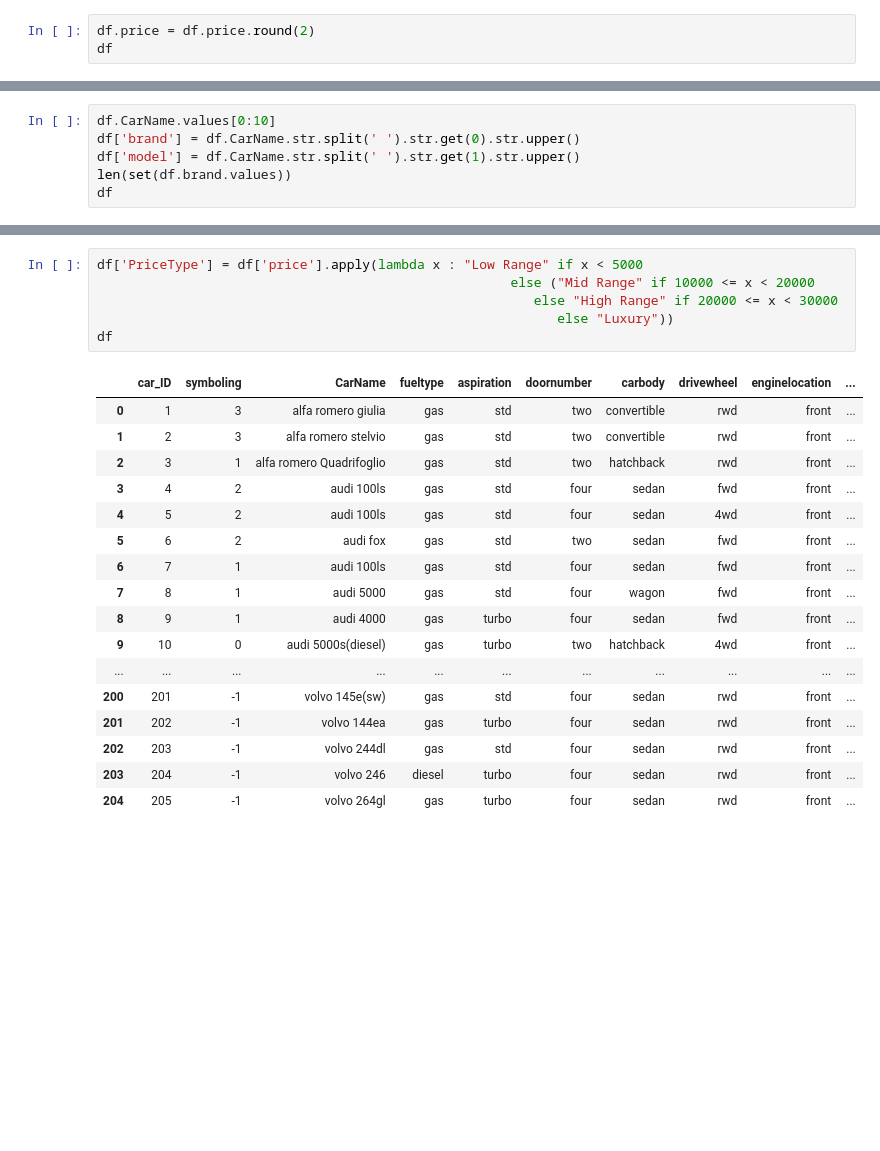
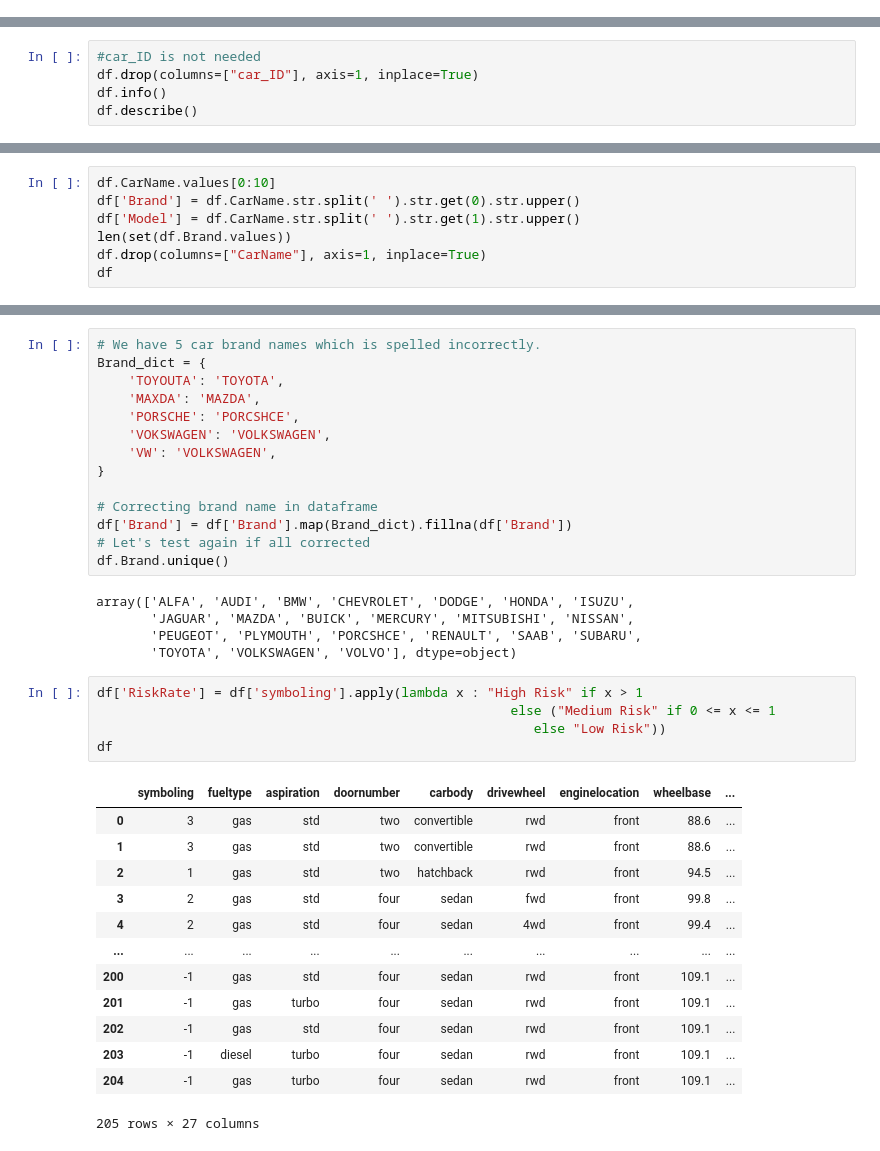
Before and after one commit to ArshadAhmadzada/Project, a Jupyter notebook: UpdateProject.ipynb, the cells around one changed output, grey strips where cells are left out. Cells and saved outputs as stored; diff of their text form; blank space fills up the shorter version.

```diff
--- a/UpdateProject.ipynb
+++ b/UpdateProject.ipynb
@@ -136,3 +24,0 @@ df.drop(columns=["car_ID"])
-# %%
-df.price = df.price.round(2)
-df
@@ -156,0 +25,5 @@ df
+# %%
+#car_ID is not needed
+df.drop(columns=["car_ID"], axis=1, inplace=True)
+df.info()
+df.describe()
@@ -157,7 +67,8 @@ df
 # %%
 df.CarName.values[0:10]
-df['brand'] = df.CarName.str.split(' ').str.get(0).str.upper()
-df['model'] = df.CarName.str.split(' ').str.get(1).str.upper()
-len(set(df.brand.values))
+df['Brand'] = df.CarName.str.split(' ').str.get(0).str.upper()
+df['Model'] = df.CarName.str.split(' ').str.get(1).str.upper()
+len(set(df.Brand.values))
+df.drop(columns=["CarName"], axis=1, inplace=True)
 df
 # %% [output]
@@ -184,24 +96,38 @@ def isNaN(num):
+# %%
+# We have 5 car brand names which is spelled incorrectly.
+Brand_dict = {
+    'TOYOUTA': 'TOYOTA',
+    'MAXDA': 'MAZDA',
+    'PORSCHE': 'PORCSHCE',
+    'VOKSWAGEN': 'VOLKSWAGEN',
+    'VW': 'VOLKSWAGEN',
+}
+
+# Correcting brand name in dataframe
+df['Brand'] = df['Brand'].map(Brand_dict).fillna(df['Brand'])
+# Let's test again if all corrected
+df.Brand.unique()
+# %% [output]
+array(['ALFA', 'AUDI', 'BMW', 'CHEVROLET', 'DODGE', 'HONDA', 'ISUZU',
+       'JAGUAR', 'MAZDA', 'BUICK', 'MERCURY', 'MITSUBISHI', 'NISSAN',
+       'PEUGEOT', 'PLYMOUTH', 'PORCSHCE', 'RENAULT', 'SAAB', 'SUBARU',
+       'TOYOTA', 'VOLKSWAGEN', 'VOLVO'], dtype=object)
 # %%
-df['PriceType'] = df['price'].apply(lambda x : "Low Range" if x < 5000
-                                                     else ("Mid Range" if 10000 <= x < 20000
-                                                        else "High Range" if 20000 <= x < 30000
-                                                           else "Luxury"))
+df['RiskRate'] = df['symboling'].apply(lambda x : "High Risk" if x > 1
+                                                     else ("Medium Risk" if 0 <= x <= 1
+                                                        else "Low Risk"))
 df
 # %% [output]
-|  | car_ID | symboling | CarName | fueltype | aspiration | doornumber | carbody | drivewheel | enginelocation | ... |
-| 0 | 1 | 3 | alfa romero giulia | gas | std | two | convertible | rwd | front | ... |
-| 1 | 2 | 3 | alfa romero stelvio | gas | std | two | convertible | rwd | front | ... |
-| 2 | 3 | 1 | alfa romero Quadrifoglio | gas | std | two | hatchback | rwd | front | ... |
-| 3 | 4 | 2 | audi 100ls | gas | std | four | sedan | fwd | front | ... |
-| 4 | 5 | 2 | audi 100ls | gas | std | four | sedan | 4wd | front | ... |
-| 5 | 6 | 2 | audi fox | gas | std | two | sedan | fwd | front | ... |
-| 6 | 7 | 1 | audi 100ls | gas | std | four | sedan | fwd | front | ... |
-| 7 | 8 | 1 | audi 5000 | gas | std | four | wagon | fwd | front | ... |
-| 8 | 9 | 1 | audi 4000 | gas | turbo | four | sedan | fwd | front | ... |
-| 9 | 10 | 0 | audi 5000s(diesel) | gas | turbo | two | hatchback | 4wd | front | ... |
-| ... | ... | ... | ... | ... | ... | ... | ... | ... | ... | ... |
-| 200 | 201 | -1 | volvo 145e(sw) | gas | std | four | sedan | rwd | front | ... |
-| 201 | 202 | -1 | volvo 144ea | gas | turbo | four | sedan | rwd | front | ... |
-| 202 | 203 | -1 | volvo 244dl | gas | std | four | sedan | rwd | front | ... |
-| 203 | 204 | -1 | volvo 246 | diesel | turbo | four | sedan | rwd | front | ... |
-| 204 | 205 | -1 | volvo 264gl | gas | turbo | four | sedan | rwd | front | ... |
+|  | symboling | fueltype | aspiration | doornumber | carbody | drivewheel | enginelocation | wheelbase | ... |
+| 0 | 3 | gas | std | two | convertible | rwd | front | 88.6 | ... |
+| 1 | 3 | gas | std | two | convertible | rwd | front | 88.6 | ... |
+| 2 | 1 | gas | std | two | hatchback | rwd | front | 94.5 | ... |
+| 3 | 2 | gas | std | four | sedan | fwd | front | 99.8 | ... |
+| 4 | 2 | gas | std | four | sedan | 4wd | front | 99.4 | ... |
+| ... | ... | ... | ... | ... | ... | ... | ... | ... | ... |
+| 200 | -1 | gas | std | four | sedan | rwd | front | 109.1 | ... |
+| 201 | -1 | gas | turbo | four | sedan | rwd | front | 109.1 | ... |
+| 202 | -1 | gas | std | four | sedan | rwd | front | 109.1 | ... |
+| 203 | -1 | diesel | turbo | four | sedan | rwd | front | 109.1 | ... |
+| 204 | -1 | gas | turbo | four | sedan | rwd | front | 109.1 | ... |
+205 rows × 27 columns
```
Also changed, not shown: parts of 29 cells of this notebook.
